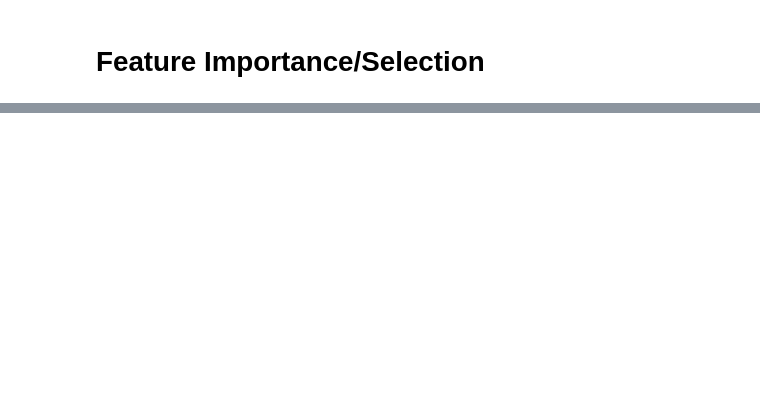
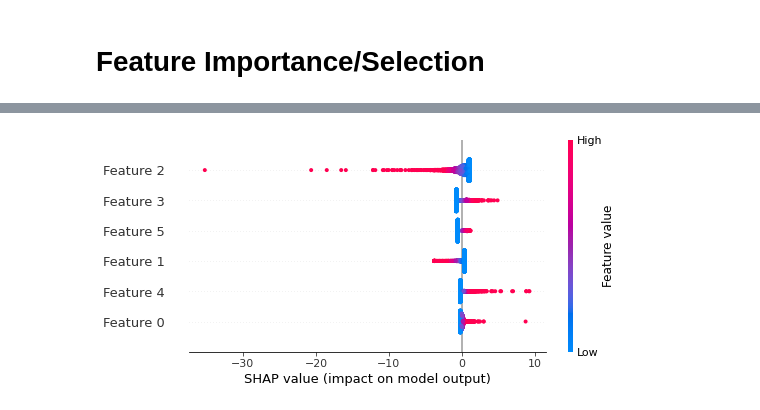
Before and after one commit to Amirosimani/Machine_Learning_Pratt, a Jupyter notebook: labs/lab_08.ipynb, the cells around one changed output, grey strips where cells are left out. Drawn from its saved outputs; the diff is of its cells as text; code cells hidden in the pictures; blank space fills up the shorter version.

```diff
--- a/labs/lab_08.ipynb
+++ b/labs/lab_08.ipynb
@@ -258,0 +313,22 @@ plt.tight_layout()
+# %%
+# Define a pipeline to search for the best combination of PCA truncation
+# and classifier regularization.
+
+# set the tolerance to a large value to make the example faster
+logistic = LogisticRegression(max_iter=100, tol=0.1)
+pipe = Pipeline(steps=[('scaler', StandardScaler()),
+                       ('logistic', logistic)])
+
+# Parameters of pipelines can be set using ‘__’ separated parameter names:
+param_grid = {
+    'logistic__C': np.logspace(-4, 4, 4),
+    'logistic__penalty':['l2', 'l1'],
+    'logistic__class_weight':['balanced', 'none']
+
+}
+search = GridSearchCV(pipe, param_grid,
+                      scoring='f1_micro',
+                      n_jobs=-1)
+search.fit(X_train, y_train)
+print("Best parameter (CV score=%0.3f):" % search.best_score_)
+print(search.best_params_)
@@ -258,0 +357,7 @@ plt.tight_layout()
+# %%
+new_lr = LogisticRegression(C=10000.0, class_weight='none', tol=0.1)
+new_lr.fit(X_train, y_train)
+
+y_pred = new_lr.predict(X_test)
+
+print(classification_report(y_test, y_pred))
@@ -260,0 +395,5 @@ plt.tight_layout()
+# %%
+import shap
+
+explainer = shap.LinearExplainer(new_lr, X_train, feature_dependence="independent")
+shap_values = explainer.shap_values(X_test)
@@ -260,0 +409,4 @@ plt.tight_layout()
+# %%
+shap.summary_plot(shap_values, X_test)
+# %% [output]
+[figure, added]
```
Also changed, not shown: parts of 21 cells of this notebook.
